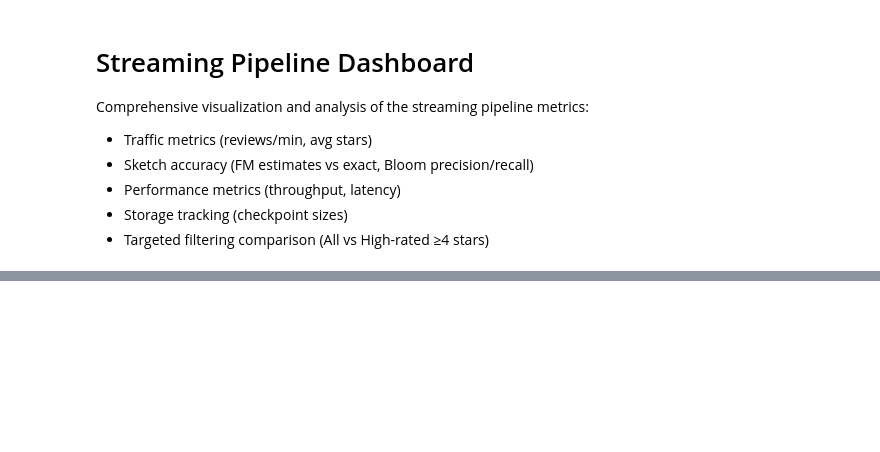
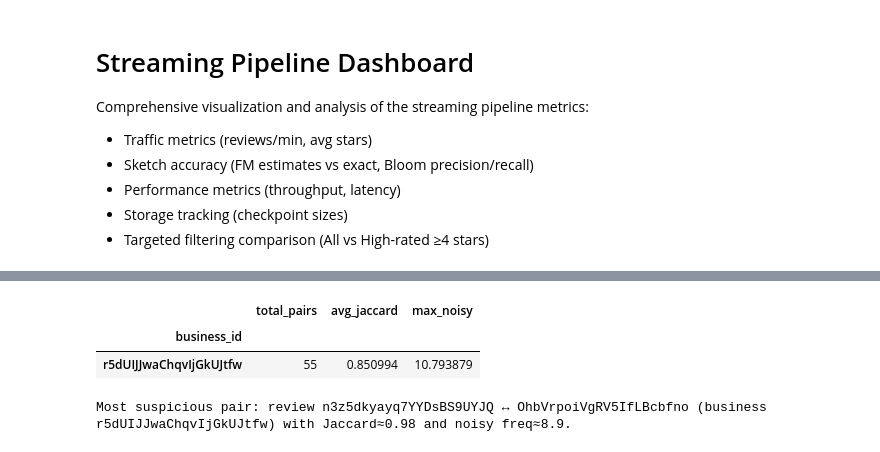
Before and after one commit to andreahcruz/228_Project, a Jupyter notebook: notebooks/03_analyze.ipynb, the cells around one changed output, grey strips where cells are left out. Saved outputs shown, nothing was run; the diff lists cells and outputs as text; code cells hidden in the pictures; blank space fills up the shorter version.

```diff
--- a/notebooks/03_analyze.ipynb
+++ b/notebooks/03_analyze.ipynb
@@ -571,3 +626,72 @@ if bloom_accuracy_all is not None and len(bloom_accuracy_all) > 0:
   Avg recall: 100.00%
   Avg false positives: 0.0
   Avg false negatives: 0.0
+# %%
+# MinHash LSH + Differential Privacy sanity check
+from pathlib import Path
+
+import pandas as pd
+from IPython.display import display
+
+
+def _resolve_delta_root() -> Path:
+    """Look for the delta/ folder relative to common notebook launch points."""
+    candidates = [
+        Path.cwd() / "delta",
+        Path.cwd().parent / "delta",
+        Path("/Users/andreah/Documents/GitHub/228_Project/delta"),
+    ]
+    for candidate in candidates:
+        if candidate.exists():
+            return candidate
+    raise FileNotFoundError("Could not locate delta/ directory; run from repo root")
+
+
+def _read_recent_parquet(dir_path: Path, max_files: int = 20) -> pd.DataFrame:
+    if not dir_path.exists():
+        return pd.DataFrame()
+    files = sorted(dir_path.glob("*.parquet"))
+    if not files:
+        return pd.DataFrame()
+    subset = files[-max_files:]
+    return pd.concat((pd.read_parquet(f) for f in subset), ignore_index=True)
+
+
+delta_root = _resolve_delta_root()
+raw_df = _read_recent_parquet(delta_root / "dup_lsh_raw")
+dp_df = _read_recent_parquet(delta_root / "dup_lsh_dp")
+
+if raw_df.empty or dp_df.empty:
+    print(
+        "Run spark/sketch_lsh_dp.py to generate dup_lsh_raw and dup_lsh_dp before executing this cell."
+    )
+else:
+    dp_df["processing_time"] = pd.to_datetime(dp_df["processing_time"])
+    dp_df["approx_jaccard"] = pd.to_numeric(dp_df["approx_jaccard"], errors="coerce")
+    insight = (
+        dp_df.groupby("business_id")
+        .agg(
+            total_pairs=("review_id", "count"),
+            avg_jaccard=("approx_jaccard", "mean"),
+            max_noisy=("noisy_frequency", "max"),
+        )
+        .sort_values("total_pairs", ascending=False)
+        .head(5)
+    )
+    display(insight)
+
+    top_pair = dp_df.sort_values("approx_jaccard", ascending=False).head(1).iloc[0]
+    print(
+        "Most suspicious pair: review {rid} ↔ {sid} (business {bid}) with Jaccard≈{jac:.2f} and noisy freq≈{freq:.1f}.".format(
+            rid=top_pair["review_id"],
+            sid=top_pair["similar_review_id"],
+            bid=top_pair["business_id"],
+            jac=top_pair["approx_jaccard"],
+            freq=top_pair["noisy_frequency"],
+        )
+    )
+# %% [output]
+|  | total_pairs | avg_jaccard | max_noisy |
+| business_id |  |  |  |
+| r5dUIJJwaChqvIjGkUJtfw | 55 | 0.850994 | 10.793879 |
+Most suspicious pair: review n3z5dkyayq7YYDsBS9UYJQ ↔ OhbVrpoiVgRV5IfLBcbfno (business r5dUIJJwaChqvIjGkUJtfw) with Jaccard≈0.98 and noisy freq≈8.9.
```
Also changed, not shown: parts of 10 cells of this notebook, 3 other files.
